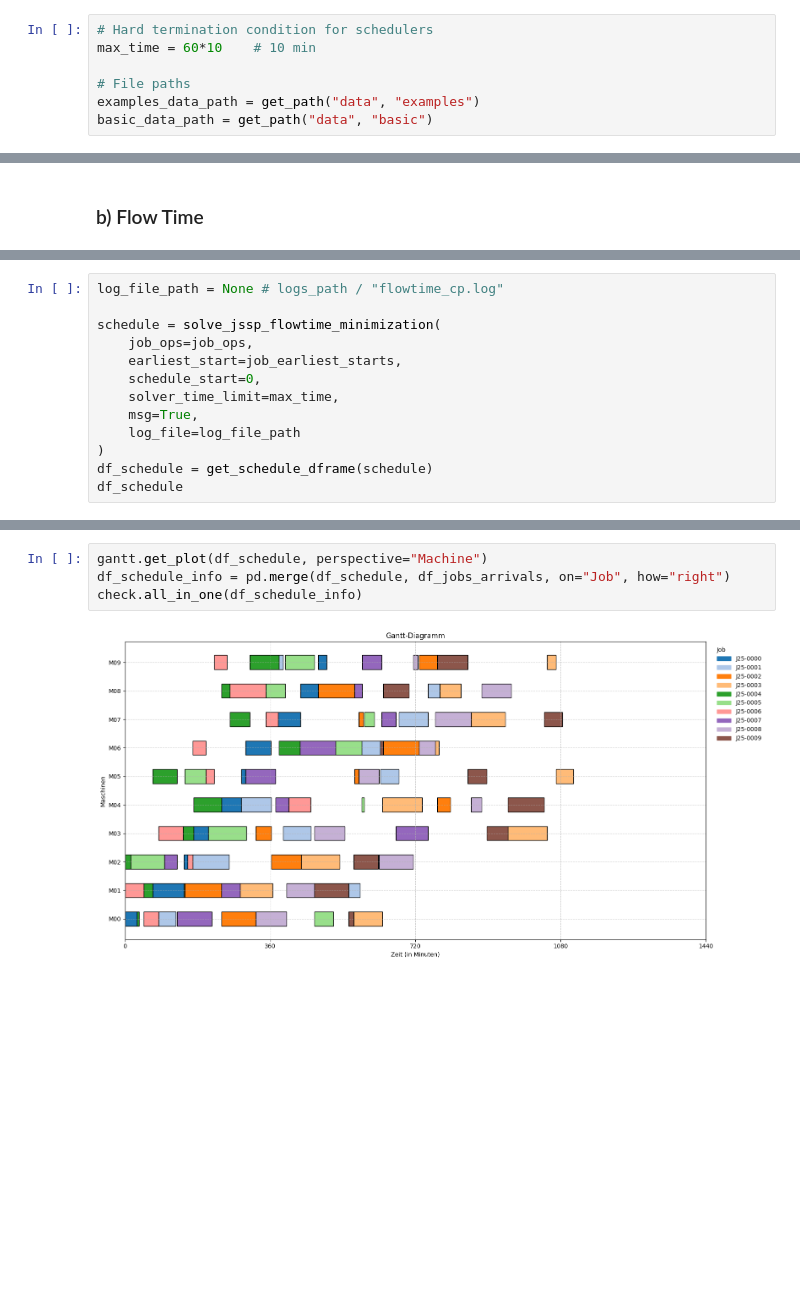
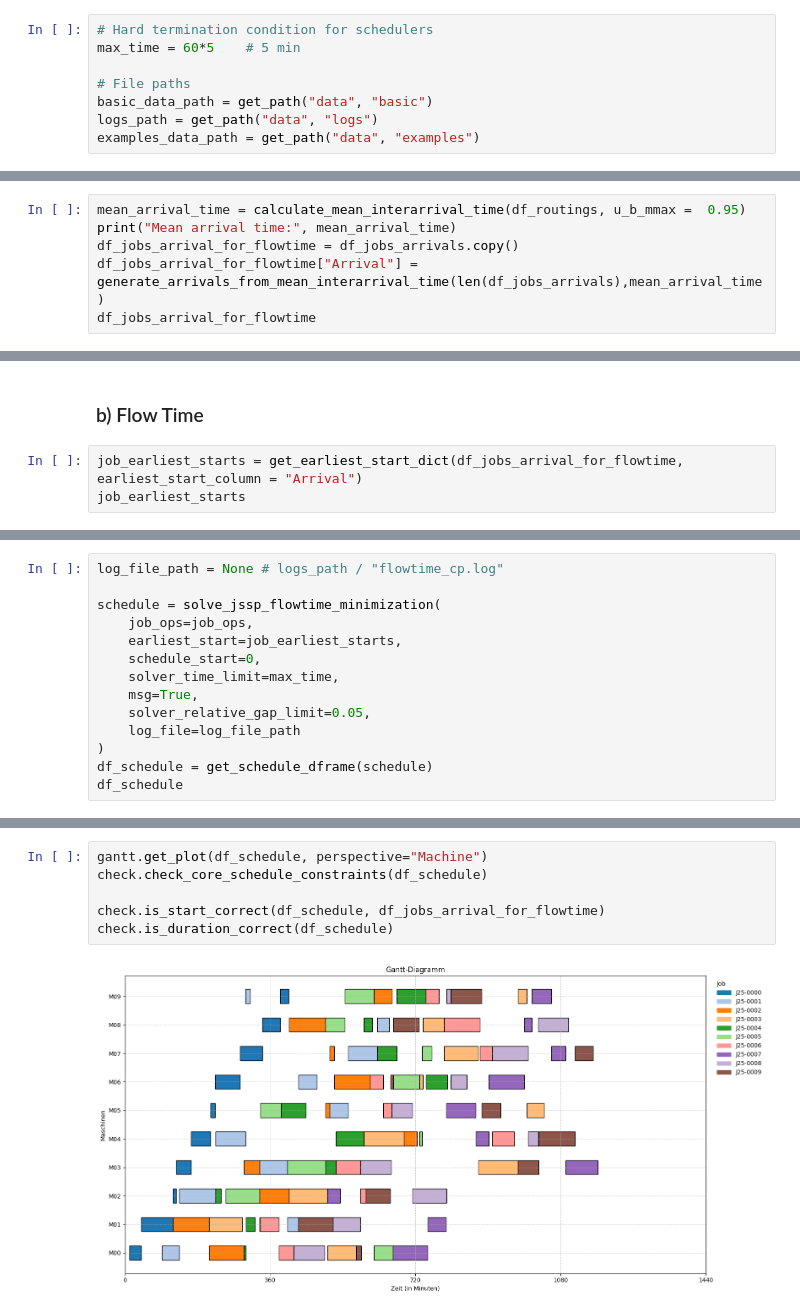
Before and after one commit to konrad-adamski/HTWD_Job-Shop_Scheduling, a Jupyter notebook: notebooks/02_Google_OR-Tools_Constraint_Programming/00_Makespan and Flowtime.ipynb, the cells around one changed output, grey strips where cells are left out. Saved outputs shown, nothing was run; the diff lists cells and outputs as text; blank space fills up the shorter version.

```diff
--- a/notebooks/02_Google_OR-Tools_Constraint_Programming/00_Makespan and Flowtime.ipynb
+++ b/notebooks/02_Google_OR-Tools_Constraint_Programming/00_Makespan and Flowtime.ipynb
@@ -21,11 +21,12 @@ pd.set_option('display.min_rows', 12)
 pd.set_option('display.max_rows', 16)
 # %%
 # Hard termination condition for schedulers
-max_time = 60*10    # 10 min
+max_time = 60*5    # 5 min
 
 # File paths
+basic_data_path = get_path("data", "basic")
+logs_path = get_path("data", "logs")
 examples_data_path = get_path("data", "examples")
-basic_data_path = get_path("data", "basic")
 # %%
 # Load file
 df_routings = pd.read_csv(basic_data_path / "routings_ft10.csv")
@@ -130,0 +87,6 @@ job_earliest_starts
+# %%
+mean_arrival_time = calculate_mean_interarrival_time(df_routings, u_b_mmax =  0.95)
+print("Mean arrival time:", mean_arrival_time)
+df_jobs_arrival_for_flowtime = df_jobs_arrivals.copy()
+df_jobs_arrival_for_flowtime["Arrival"] = generate_arrivals_from_mean_interarrival_time(len(df_jobs_arrivals),mean_arrival_time)
+df_jobs_arrival_for_flowtime
@@ -186,3 +198,6 @@ check.all_in_one(df_schedule_info)
 True
 # %% [markdown]
 ### b) Flow Time
+# %%
+job_earliest_starts = get_earliest_start_dict(df_jobs_arrival_for_flowtime, earliest_start_column = "Arrival")
+job_earliest_starts
@@ -195,6 +221,7 @@ schedule = solve_jssp_flowtime_minimization(
     schedule_start=0,
     solver_time_limit=max_time,
     msg=True,
+    solver_relative_gap_limit=0.05,
     log_file=log_file_path
 )
 df_schedule = get_schedule_dframe(schedule)
@@ -228,7 +255,9 @@ Solver Information:
 100 rows × 6 columns
 # %%
 gantt.get_plot(df_schedule, perspective="Machine")
-df_schedule_info = pd.merge(df_schedule, df_jobs_arrivals, on="Job", how="right")
-check.all_in_one(df_schedule_info)
+check.check_core_schedule_constraints(df_schedule)
+
+check.is_start_correct(df_schedule, df_jobs_arrival_for_flowtime)
+check.is_duration_correct(df_schedule)
 # %% [output]
-[figure, old version]
+[figure, new version]
```
Also changed, not shown: parts of 14 cells of this notebook, 11 other files.
